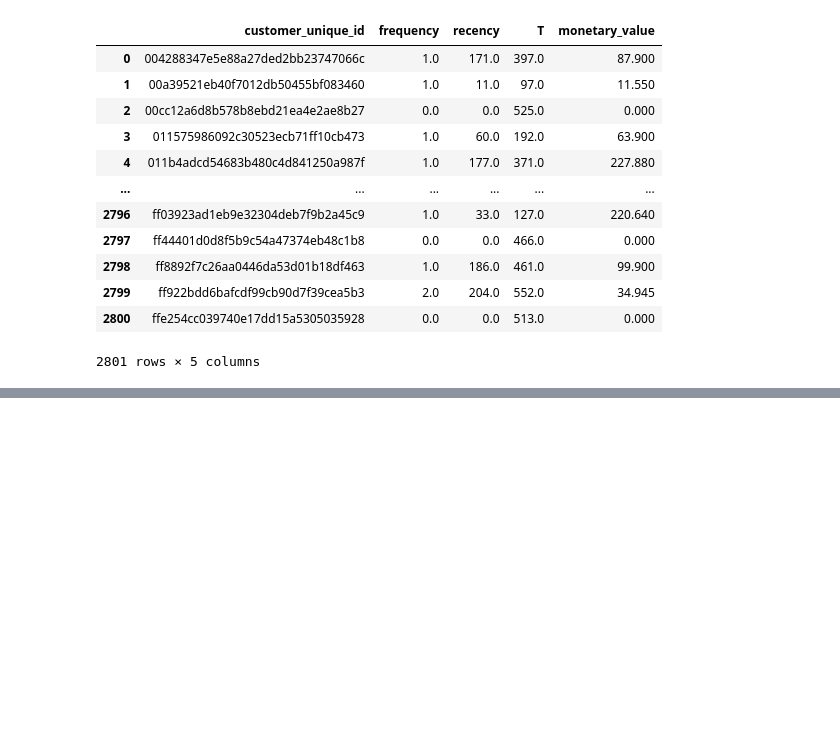
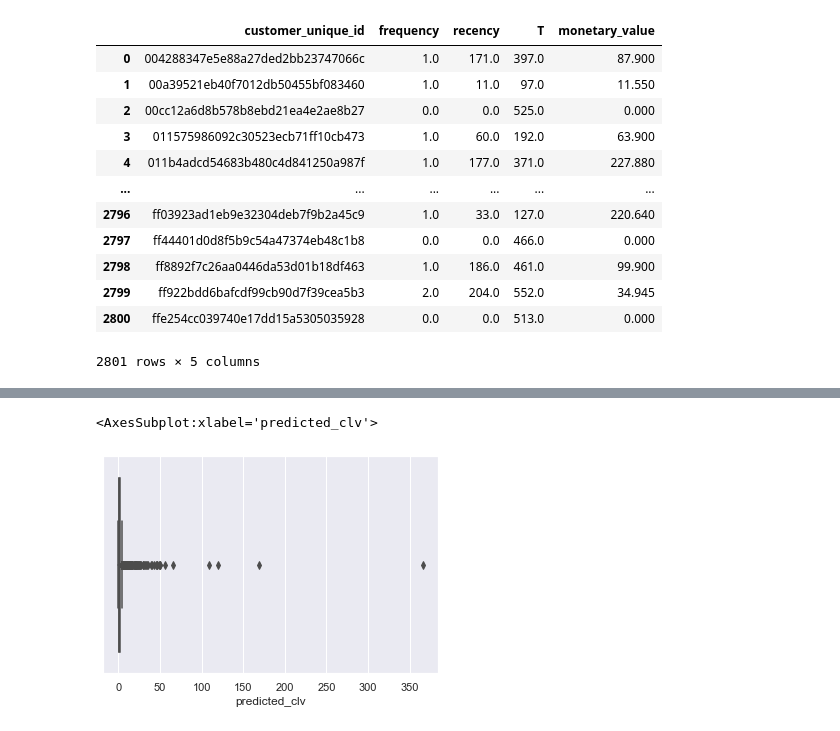
Before and after one commit to bbawj/Olist-Ecommerce-Analysis, a Jupyter notebook: Predicting CLV.ipynb, the cells around one changed output, grey strips where cells are left out. Cells and saved outputs as stored; diff of their text form; code cells hidden in the pictures; blank space fills up the shorter version.

```diff
--- a/Predicting CLV.ipynb
+++ b/Predicting CLV.ipynb
@@ -81,0 +186,6 @@ array([0.])
+# %%
+# Calculating the conditional expected average profit for each customer per transaction
+summary = summary[summary['monetary_value'] >0]
+summary['exp_avg_sales'] = ggf.conditional_expected_average_profit(summary['frequency'],
+                                       summary['monetary_value'])
+summary.head()
@@ -81,0 +206,11 @@ array([0.])
+# %%
+# Predicting Customer Lifetime Value for the next 30 days
+summary['predicted_clv'] =      ggf.customer_lifetime_value(bgf,
+                                                               summary['frequency'],
+                                                               summary['recency'],
+                                                               summary['T'],
+                                                               summary['monetary_value'],
+                                                               time=1,     # lifetime in months
+                                                               freq='D',   # frequency in which the data is present(T)
+                                                               discount_rate=0.01) # discount rate
+summary.head()
@@ -81,0 +224,3 @@ array([0.])
+# %%
+summary['manual_predicted_clv'] = summary['pred_num_txn'] * summary['exp_avg_sales']
+summary.head()
@@ -81,0 +234,6 @@ array([0.])
+# %%
+# CLV in terms of profit (profit margin is 10%)
+profit_margin = 0.1
+summary['clv_profit'] = summary['predicted_clv'] * profit_margin
+
+summary.head(10)
@@ -81,0 +252,5 @@ array([0.])
+# %%
+sb.boxplot(data=summary, x = 'predicted_clv')
+# %% [output]
+<AxesSubplot:xlabel='predicted_clv'>
+[figure, added]
```
Also changed, not shown: parts of 25 cells of this notebook, 1 other file.
